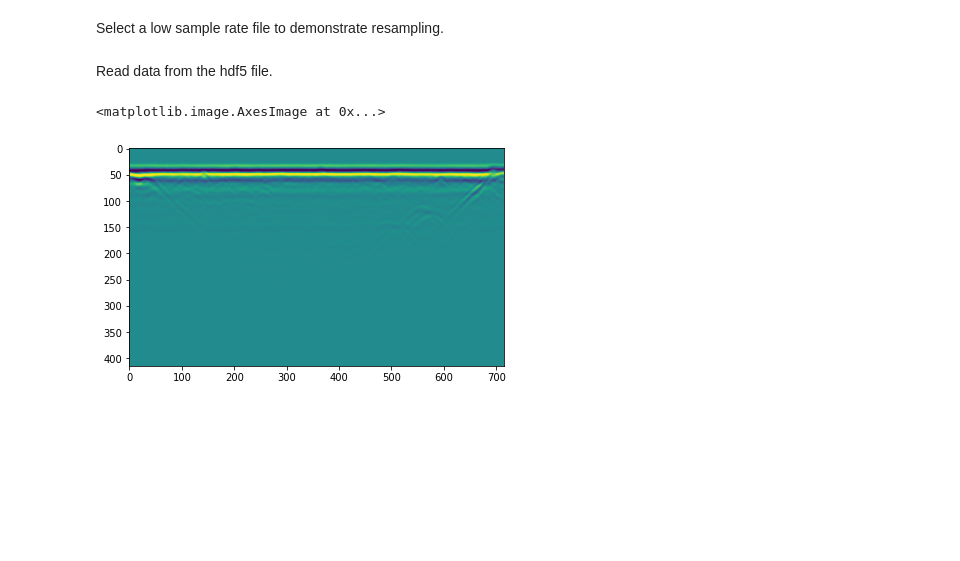
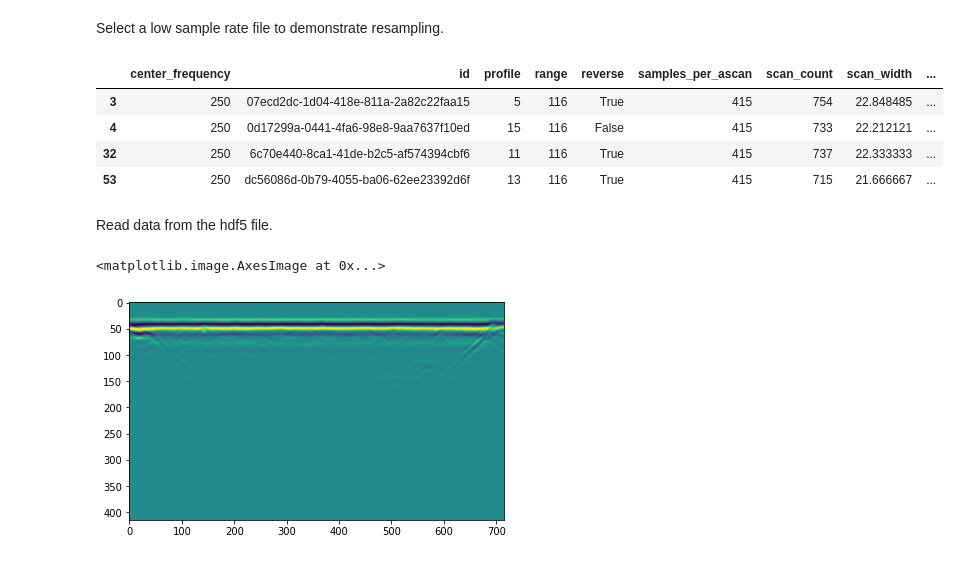
Before and after one commit to jeanruggiero/masters-thesis, a Jupyter notebook: DataExploration.ipynb, the cells around one changed output. Drawn from its saved outputs; the diff is of its cells as text; code cells hidden in the pictures; blank space fills up the shorter version.

```diff
--- a/DataExploration.ipynb
+++ b/DataExploration.ipynb
@@ -27,7 +40,13 @@ s3 = boto3.resource('s3')
 # %% [markdown]
 Select a low sample rate file to demonstrate resampling.
 # %%
-# m[m['sample_rate']/1e9 <= 4]
+m[m['sample_rate']/1e9 <= 4]
+# %% [output]
+|  | center_frequency | id | profile | range | reverse | samples_per_ascan | scan_count | scan_width | ... |
+| 3 | 250 | 07ecd2dc-1d04-418e-811a-2a82c22faa15 | 5 | 116 | True | 415 | 754 | 22.848485 | ... |
+| 4 | 250 | 0d17299a-0441-4fa6-98e8-9aa7637f10ed | 15 | 116 | False | 415 | 733 | 22.212121 | ... |
+| 32 | 250 | 6c70e440-8ca1-41de-b2c5-af574394cbf6 | 11 | 116 | True | 415 | 737 | 22.333333 | ... |
+| 53 | 250 | dc56086d-0b79-4055-ba06-62ee23392d6f | 13 | 116 | True | 415 | 715 | 21.666667 | ... |
 # %% [markdown]
 Read data from the hdf5 file.
 # %%
```
Also changed, not shown: parts of 3 cells of this notebook, 1 other file.
